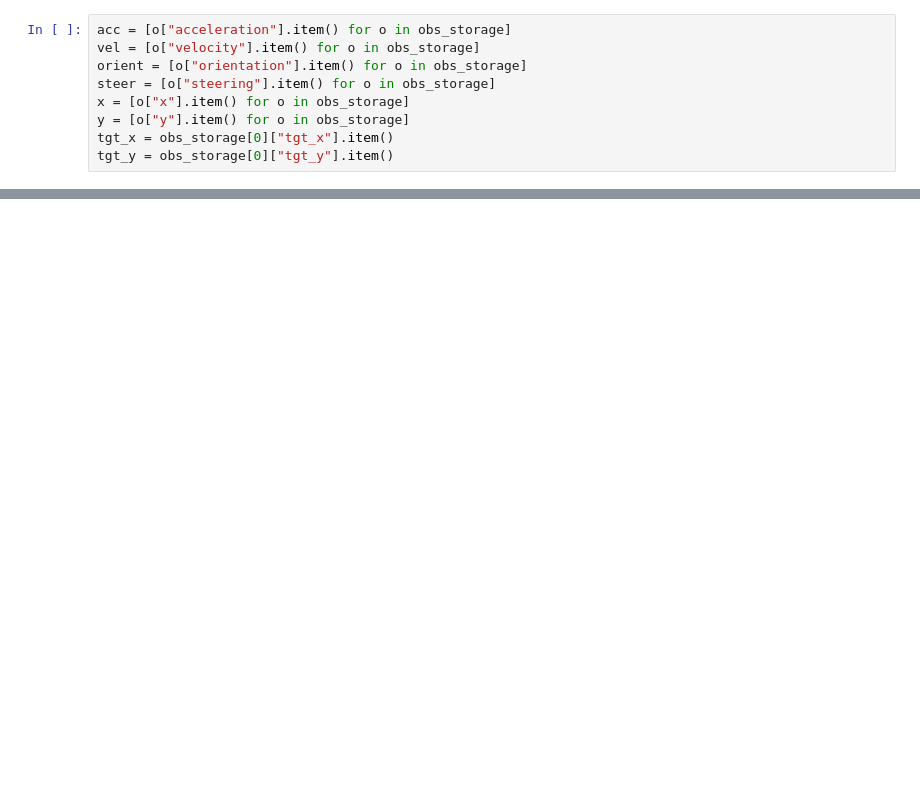
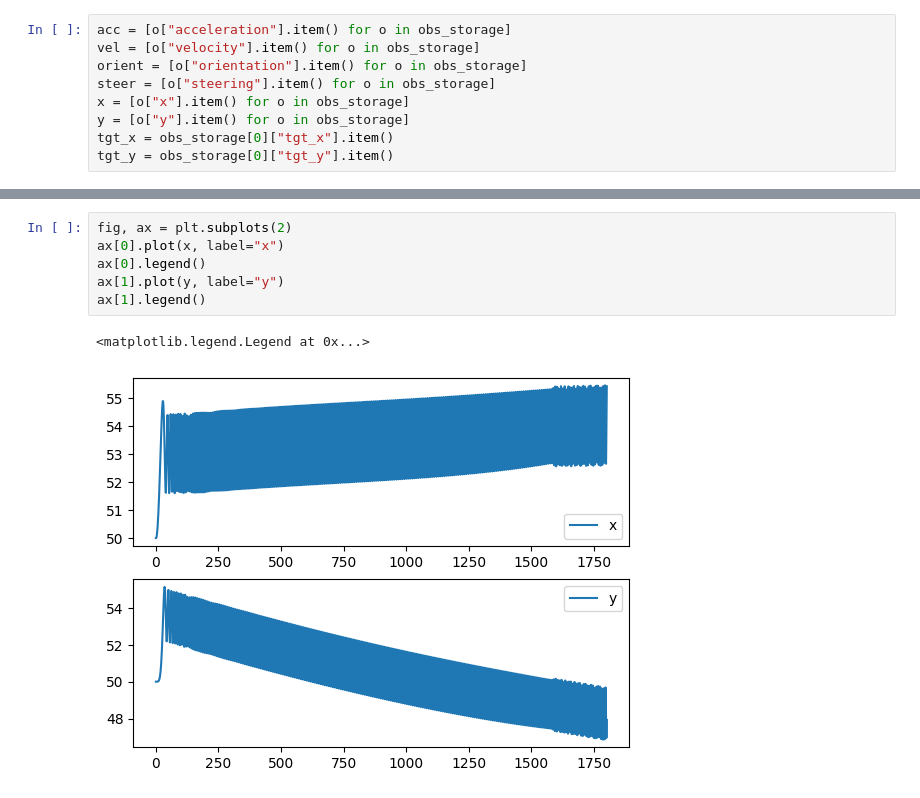
Before and after one commit to ChernyakKonstantin/Self-driving-RL-car, a Jupyter notebook: environments/check.ipynb, the cells around one changed output, grey strips where cells are left out. Cells and saved outputs as stored; diff of their text form; blank space fills up the shorter version.

```diff
--- a/environments/check.ipynb
+++ b/environments/check.ipynb
@@ -74,0 +105,9 @@ plt.plot(dist)
+# %%
+fig, ax = plt.subplots(2)
+ax[0].plot(x, label="x")
+ax[0].legend()
+ax[1].plot(y, label="y")
+ax[1].legend()
+# %% [output]
+<matplotlib.legend.Legend at 0x...>
+[figure, added]
```
Also changed, not shown: parts of 11 cells of this notebook, 3 other files.
